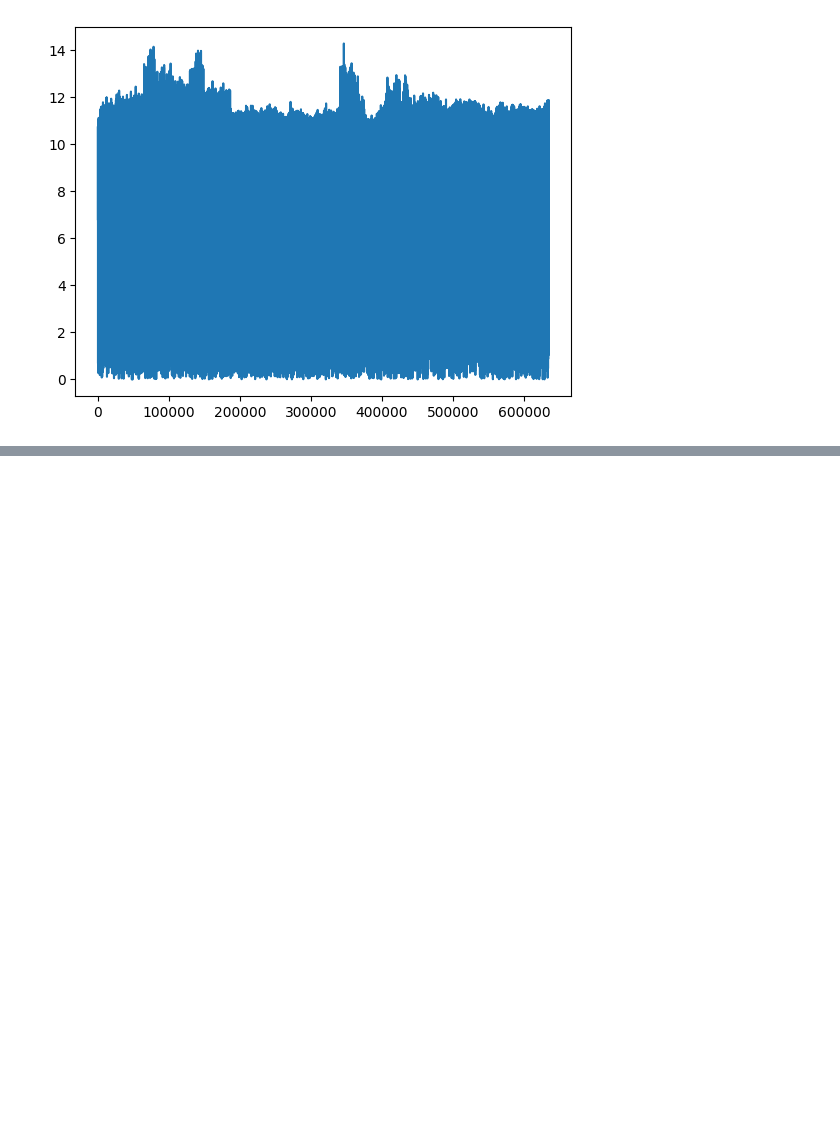
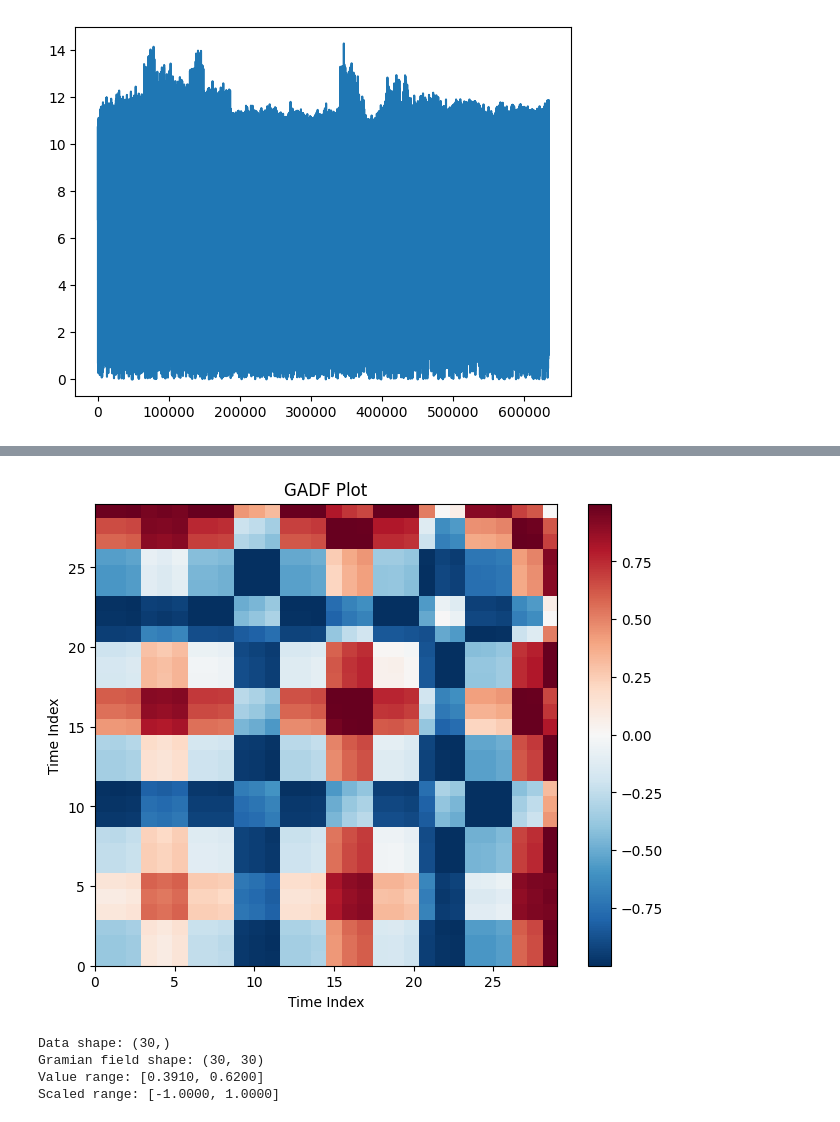
Before and after one commit to Arupreza/UIDS-II, a Jupyter notebook: Data_Analysis.ipynb, the cells around one changed output, grey strips where cells are left out. Saved outputs shown, nothing was run; the diff lists cells and outputs as text; code cells hidden in the pictures; blank space fills up the shorter version.

```diff
--- a/Data_Analysis.ipynb
+++ b/Data_Analysis.ipynb
@@ -353,0 +352,8 @@ n = 45
+# %%
+gadf_field = generate_gadf(Tesla_AF_Seg[n])
+# %% [output]
+[figure, added]
+Data shape: (30,)
+Gramian field shape: (30, 30)
+Value range: [0.3910, 0.6200]
+Scaled range: [-1.0000, 1.0000]
```
Also changed, not shown: parts of 23 cells of this notebook.
